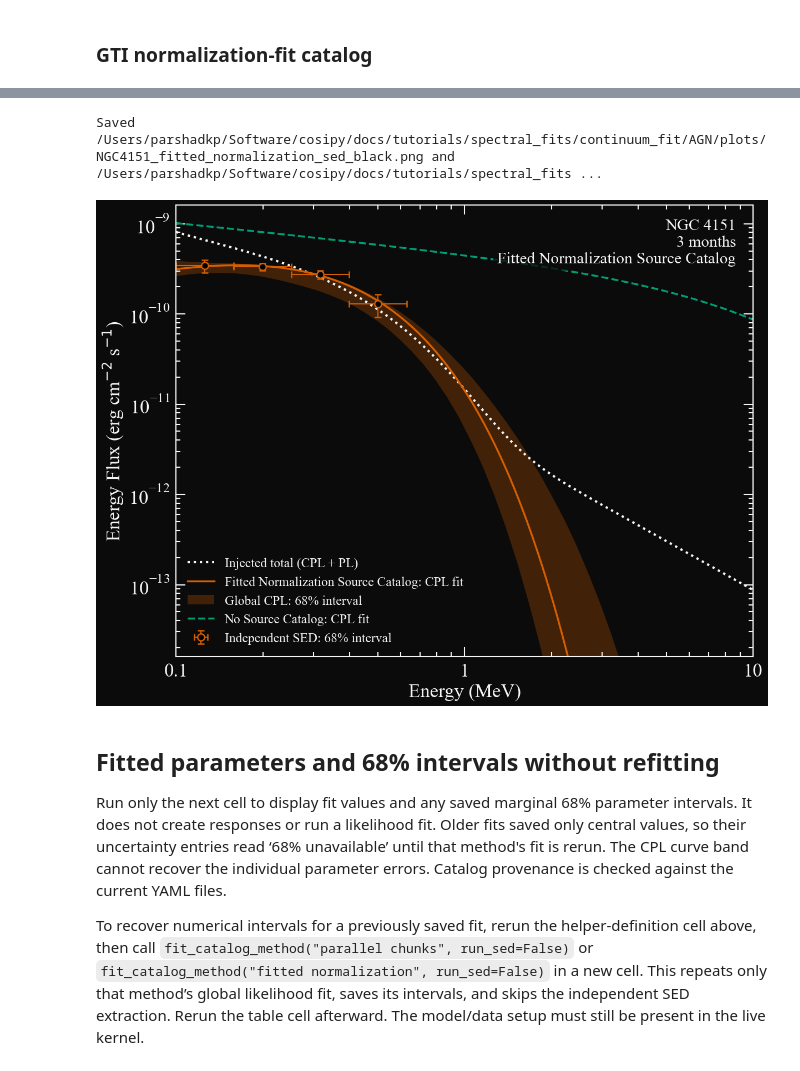
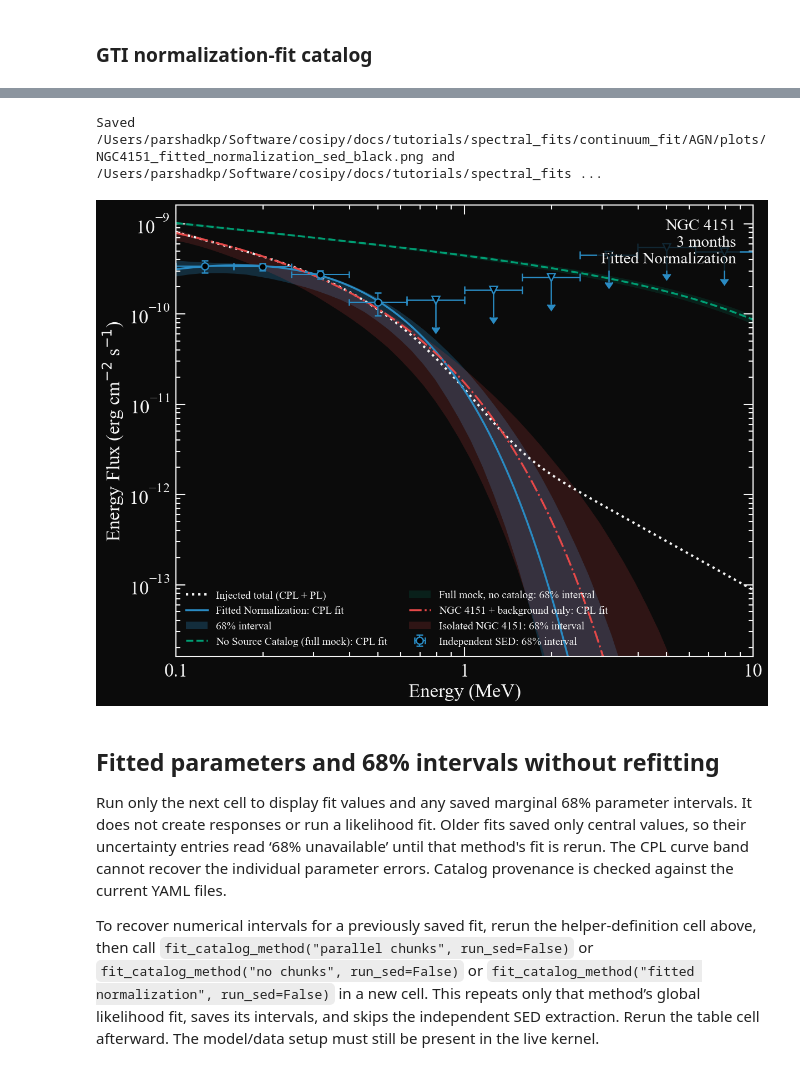
Before and after one commit to parshadkp/cosipy, a Jupyter notebook: docs/tutorials/spectral_fits/continuum_fit/AGN/NGC4151_DC4_Parallel_vs_FitNorm_SED_Plots.ipynb, the cells around one changed output, grey strips where cells are left out. Saved outputs shown, nothing was run; the diff lists cells and outputs as text; code cells hidden in the pictures.

Commit message:
COSIfest plots

```diff
--- a/docs/tutorials/spectral_fits/continuum_fit/AGN/NGC4151_DC4_Parallel_vs_FitNorm_SED_Plots.ipynb
+++ b/docs/tutorials/spectral_fits/continuum_fit/AGN/NGC4151_DC4_Parallel_vs_FitNorm_SED_Plots.ipynb
@@ -356,8 +379,6 @@ def prepare_catalog(catalog_path, recipe_input, source_library, template_directo
         relocate(definition, source_key.split(' (')[0])
     model = ModelParser(model_dict=contents).get_model()
     recipe = load_recipe(recipe, catalog_path, model)
-    if recipe['selection'] != 'NGC4151_GTI':
-        raise ValueError('This tutorial requires the NGC 4151 GTI parallel catalog')
     return model, recipe, template_rows
 # %%
 def load_selected_histogram(path, gti, binning_path, already_selected=True):
@@ -572,11 +643,20 @@ total_bkg = load_selected_histogram(
     background_path, source_gti, agn_config,
     already_selected=background_already_gti_selected,
 )
-if total_bkg.axes != data_hist.axes:
-    raise ValueError("Mock data and background must have identical Em/Phi/PsiChi axes")
+ngc_only_source_hist = load_selected_histogram(
+    ngc_only_source_path, source_gti, agn_config, already_selected=True,
+)
+if not (total_bkg.axes == data_hist.axes == ngc_only_source_hist.axes):
+    raise ValueError("Full mock, NGC-only, and background detector axes differ")
 data_hist *= exposure_multiplier
 total_bkg *= exposure_multiplier
+ngc_only_source_hist *= exposure_multiplier
 total_bkg += sys.float_info.min
+# Use only the isolated NGC 4151 injection plus the selected instrumental
+# background. Do not add the other 70 simulated sky sources or full mock.
+one_source_data_hist = ngc_only_source_hist + total_bkg
+print("NGC-only + background counts:",
+      float(one_source_data_hist.to_dense(copy=False).contents.sum()))
 bkg_dist = {"total_bkg": total_bkg}
 background_rate_initial = float(total_bkg.to_dense(copy=False).contents.sum()) / scaled_livetime
 if not np.isfinite(background_rate_initial) or background_rate_initial <= 0:
@@ -1501,10 +1821,10 @@ gc.collect()
 # %%
 normalization_figure = plot_method_sed(
-    "fitted normalization", "NGC4151_fitted_normalization_sed", ORANGE,
+    "fitted normalization", "NGC4151_fitted_normalization_sed", BLUE,
 )
 # %% [output]
 Saved /Users/parshadkp/Software/cosipy/docs/tutorials/spectral_fits/continuum_fit/AGN/plots/NGC4151_fitted_normalization_sed_black.png and /Users/parshadkp/Software/cosipy/docs/tutorials/spectral_fits ...
-[figure, old version]
+[figure, new version]
 # %% [markdown]
 ## Fitted parameters and 68% intervals without refitting
 
@@ -1517,6 +1837,7 @@ checked against the current YAML files.
 
 To recover numerical intervals for a previously saved fit, rerun the helper-definition
 cell above, then call `fit_catalog_method("parallel chunks", run_sed=False)` or
+`fit_catalog_method("no chunks", run_sed=False)` or
 `fit_catalog_method("fitted normalization", run_sed=False)` in a new cell.
 This repeats only that method’s global likelihood fit, saves its intervals, and
 skips the independent SED extraction. Rerun the table cell afterward. The
```
Also changed, not shown: parts of 26 cells of this notebook, 17 other files.
